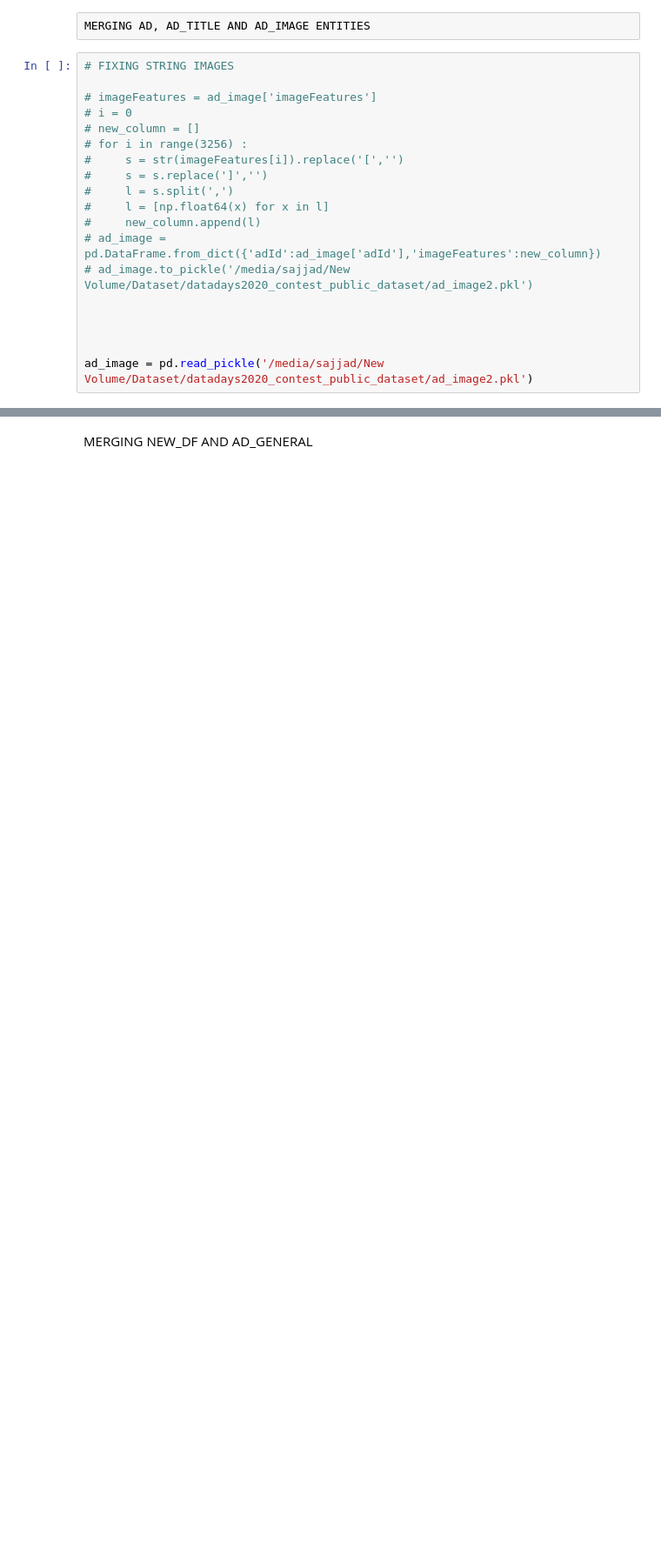
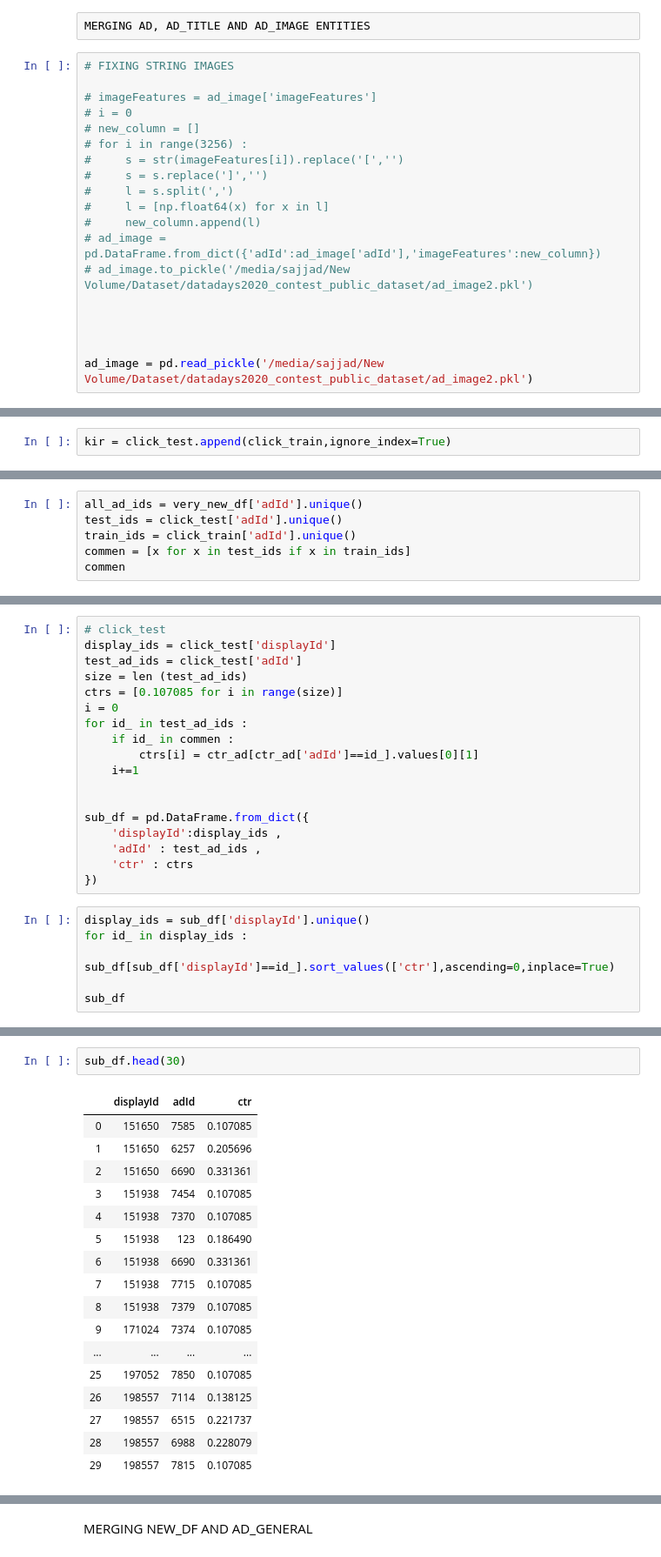
Before and after one commit to sajjad-yazdanparast/data-days, a Jupyter notebook: main.ipynb, the cells around one changed output, grey strips where cells are left out. Shown at 87% size. Saved outputs shown, nothing was run; the diff lists cells and outputs as text; blank space fills up the shorter version.

Commit message:
i created sub_df.next step is to sort ctrs and replace them with maped rank.LETS SUBMIT

```diff
--- a/main.ipynb
+++ b/main.ipynb
@@ -155,0 +175,2 @@ pp
+# %%
+kir = click_test.append(click_train,ignore_index=True)
@@ -155,0 +234,6 @@ pp
+# %%
+all_ad_ids = very_new_df['adId'].unique()
+test_ids = click_test['adId'].unique()
+train_ids = click_train['adId'].unique()
+commen = [x for x in test_ids if x in train_ids]
+commen
@@ -155,0 +258,24 @@ pp
+# %%
+# click_test
+display_ids = click_test['displayId']
+test_ad_ids = click_test['adId']
+size = len (test_ad_ids)
+ctrs = [0.107085 for i in range(size)]
+i = 0
+for id_ in test_ad_ids :
+    if id_ in commen :
+        ctrs[i] = ctr_ad[ctr_ad['adId']==id_].values[0][1]
+    i+=1
+
+
+sub_df = pd.DataFrame.from_dict({
+    'displayId':display_ids ,
+    'adId' : test_ad_ids ,
+    'ctr' : ctrs
+})
+# %%
+display_ids = sub_df['displayId'].unique()
+for id_ in display_ids :
+    sub_df[sub_df['displayId']==id_].sort_values(['ctr'],ascending=0,inplace=True)
+
+sub_df
@@ -155,0 +300,20 @@ pp
+# %%
+sub_df.head(30)
+# %% [output]
+|  | displayId | adId | ctr |
+| 0 | 151650 | 7585 | 0.107085 |
+| 1 | 151650 | 6257 | 0.205696 |
+| 2 | 151650 | 6690 | 0.331361 |
+| 3 | 151938 | 7454 | 0.107085 |
+| 4 | 151938 | 7370 | 0.107085 |
+| 5 | 151938 | 123 | 0.186490 |
+| 6 | 151938 | 6690 | 0.331361 |
+| 7 | 151938 | 7715 | 0.107085 |
+| 8 | 151938 | 7379 | 0.107085 |
+| 9 | 171024 | 7374 | 0.107085 |
+| ... | ... | ... | ... |
+| 25 | 197052 | 7850 | 0.107085 |
+| 26 | 198557 | 7114 | 0.138125 |
+| 27 | 198557 | 6515 | 0.221737 |
+| 28 | 198557 | 6988 | 0.228079 |
+| 29 | 198557 | 7815 | 0.107085 |
```
Also changed, not shown: parts of 20 cells of this notebook.
